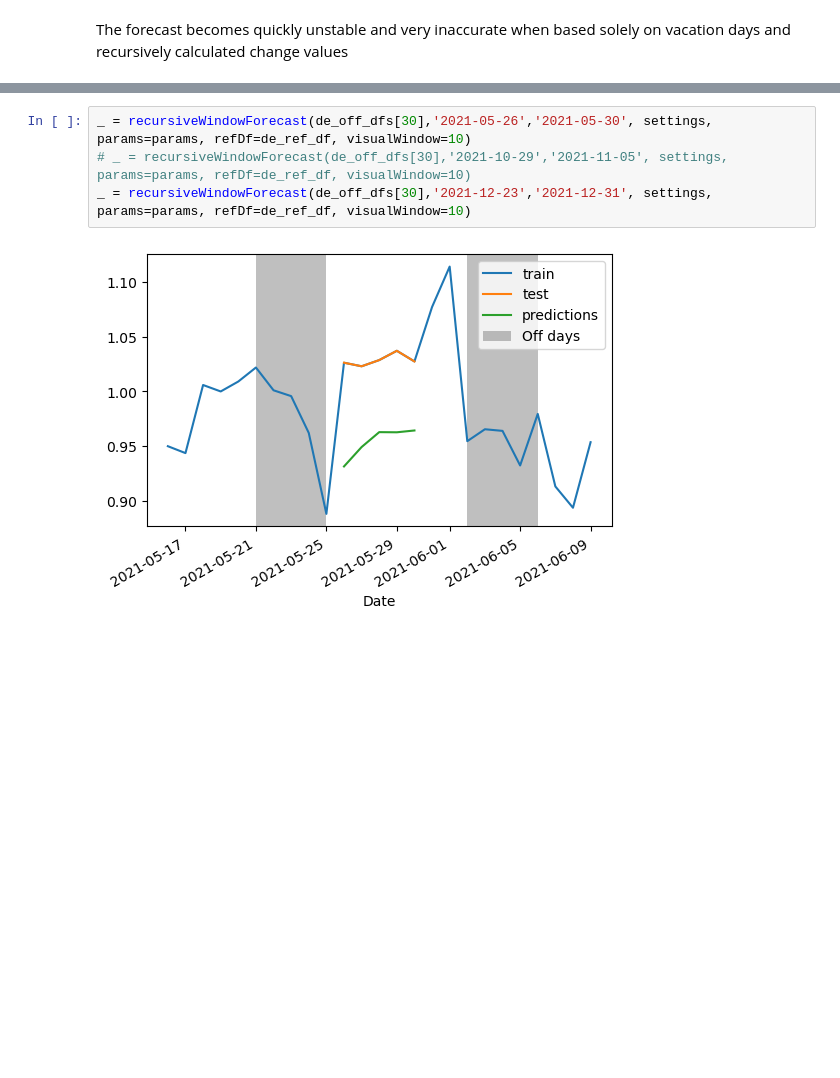
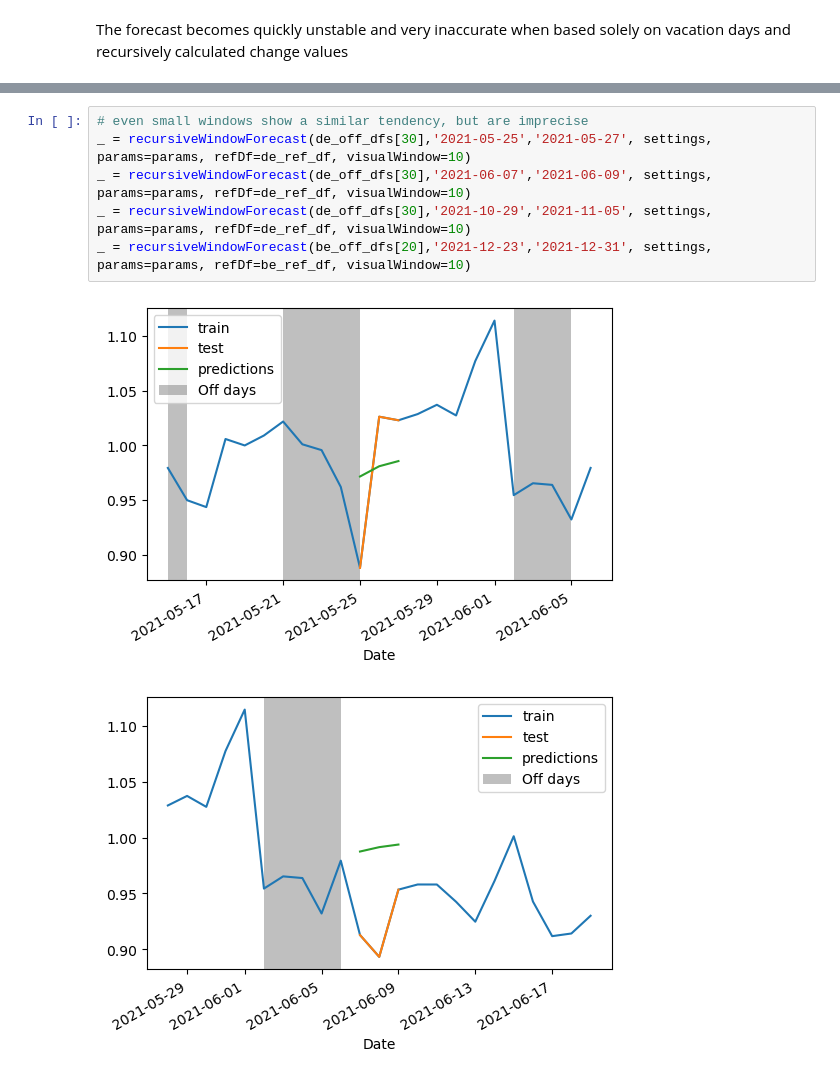
Before and after one commit to GruenerT/DS2_EMR_CoViD_eval, a Jupyter notebook: Seminar_CoViD_tristate_comparison.ipynb, the cells around one changed output, grey strips where cells are left out. Cells and saved outputs as stored; diff of their text form; blank space fills up the shorter version.

```diff
--- a/Seminar_CoViD_tristate_comparison.ipynb
+++ b/Seminar_CoViD_tristate_comparison.ipynb
@@ -353,6 +405,9 @@ On the handmade forecasting I sketched windows within the data range, to be able
 # %%
-_ = recursiveWindowForecast(de_off_dfs[30],'2021-05-26','2021-05-30', settings, params=params, refDf=de_ref_df, visualWindow=10)
-# _ = recursiveWindowForecast(de_off_dfs[30],'2021-10-29','2021-11-05', settings, params=params, refDf=de_ref_df, visualWindow=10)
-_ = recursiveWindowForecast(de_off_dfs[30],'2021-12-23','2021-12-31', settings, params=params, refDf=de_ref_df, visualWindow=10)
+# even small windows show a similar tendency, but are imprecise
+_ = recursiveWindowForecast(de_off_dfs[30],'2021-05-25','2021-05-27', settings, params=params, refDf=de_ref_df, visualWindow=10)
+_ = recursiveWindowForecast(de_off_dfs[30],'2021-06-07','2021-06-09', settings, params=params, refDf=de_ref_df, visualWindow=10)
+_ = recursiveWindowForecast(de_off_dfs[30],'2021-10-29','2021-11-05', settings, params=params, refDf=de_ref_df, visualWindow=10)
+_ = recursiveWindowForecast(be_off_dfs[20],'2021-12-23','2021-12-31', settings, params=params, refDf=be_ref_df, visualWindow=10)
 # %% [output]
-[figure, old version]
+[figure, new version]
+[figure, added]
```
Also changed, not shown: parts of 35 cells of this notebook, 3 other files.
